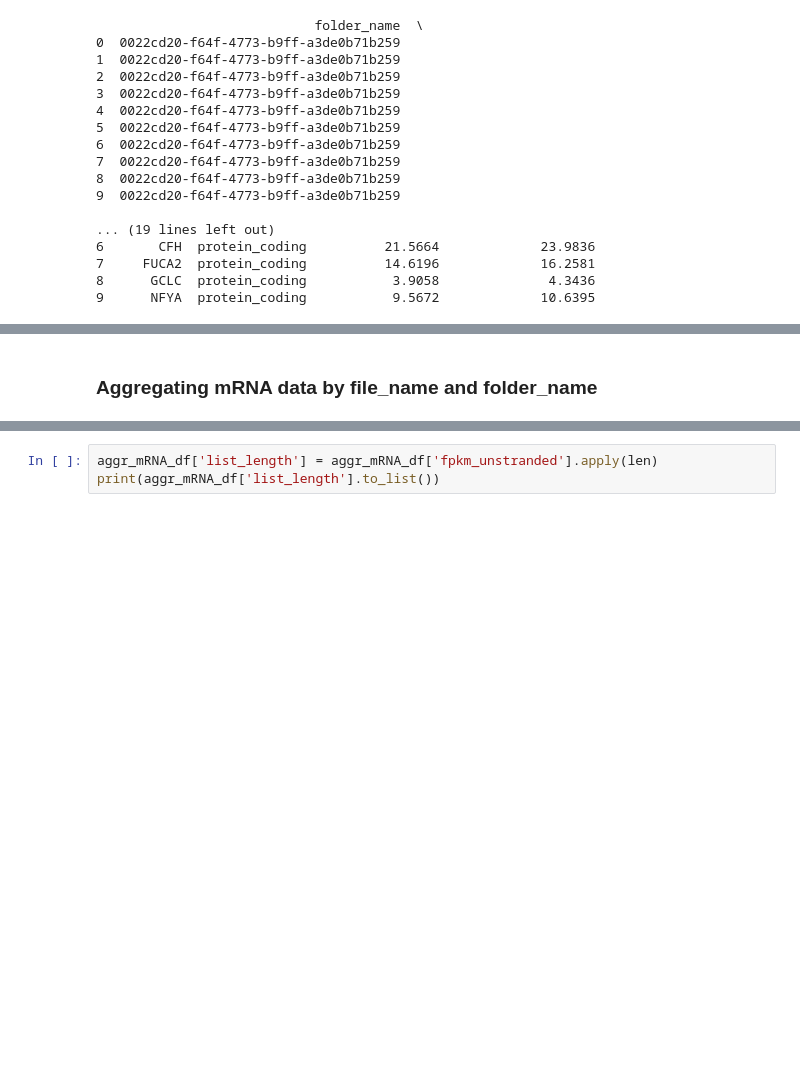
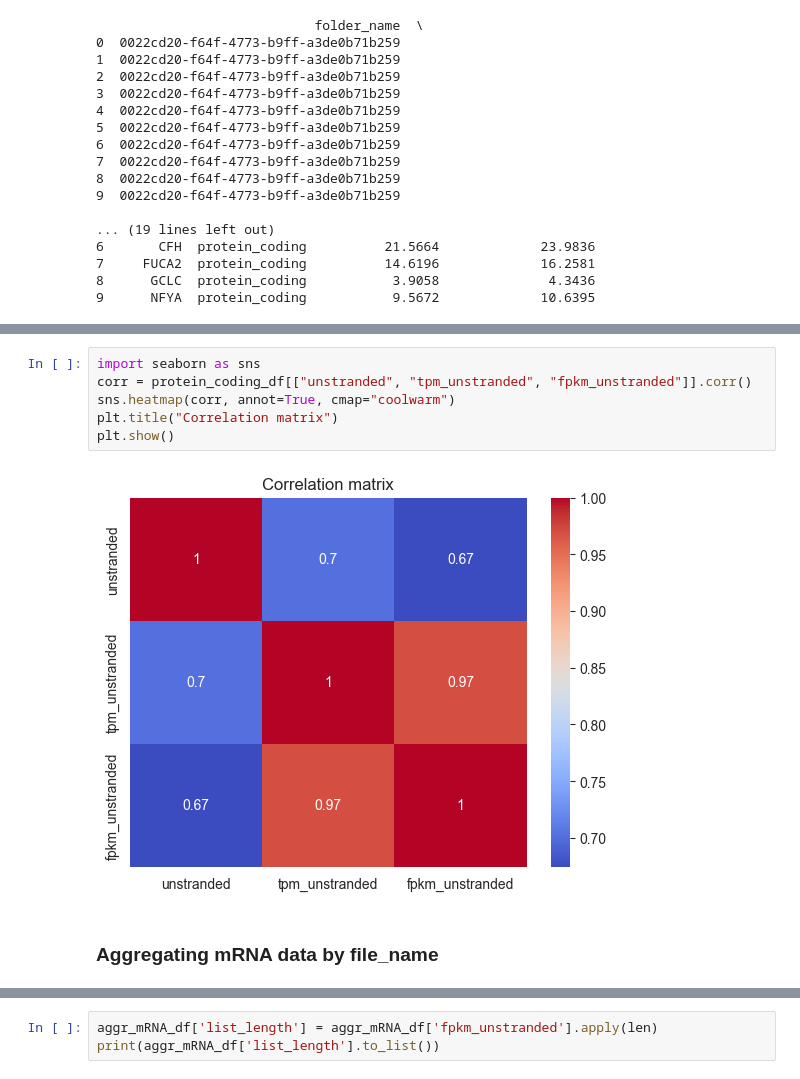
Before and after one commit to giorgiaBertacchini/miRNA_survival_analysis, a Jupyter notebook: notebooks/data_analysis/data_analysis_mRNA.ipynb, the cells around one changed output, grey strips where cells are left out. Cells and saved outputs as stored; diff of their text form; blank space fills up the shorter version.

```diff
--- a/notebooks/data_analysis/data_analysis_mRNA.ipynb
+++ b/notebooks/data_analysis/data_analysis_mRNA.ipynb
@@ -397,3 +484,11 @@ protein_coding_df.head()
+# %%
+import seaborn as sns
+corr = protein_coding_df[["unstranded", "tpm_unstranded", "fpkm_unstranded"]].corr()
+sns.heatmap(corr, annot=True, cmap="coolwarm")
+plt.title("Correlation matrix")
+plt.show()
+# %% [output]
+[figure, added]
 # %% [markdown]
-### Aggregating mRNA data by file_name and folder_name
+### Aggregating mRNA data by file_name
 # %%
```
Also changed, not shown: parts of 17 cells of this notebook, 2 other files.
